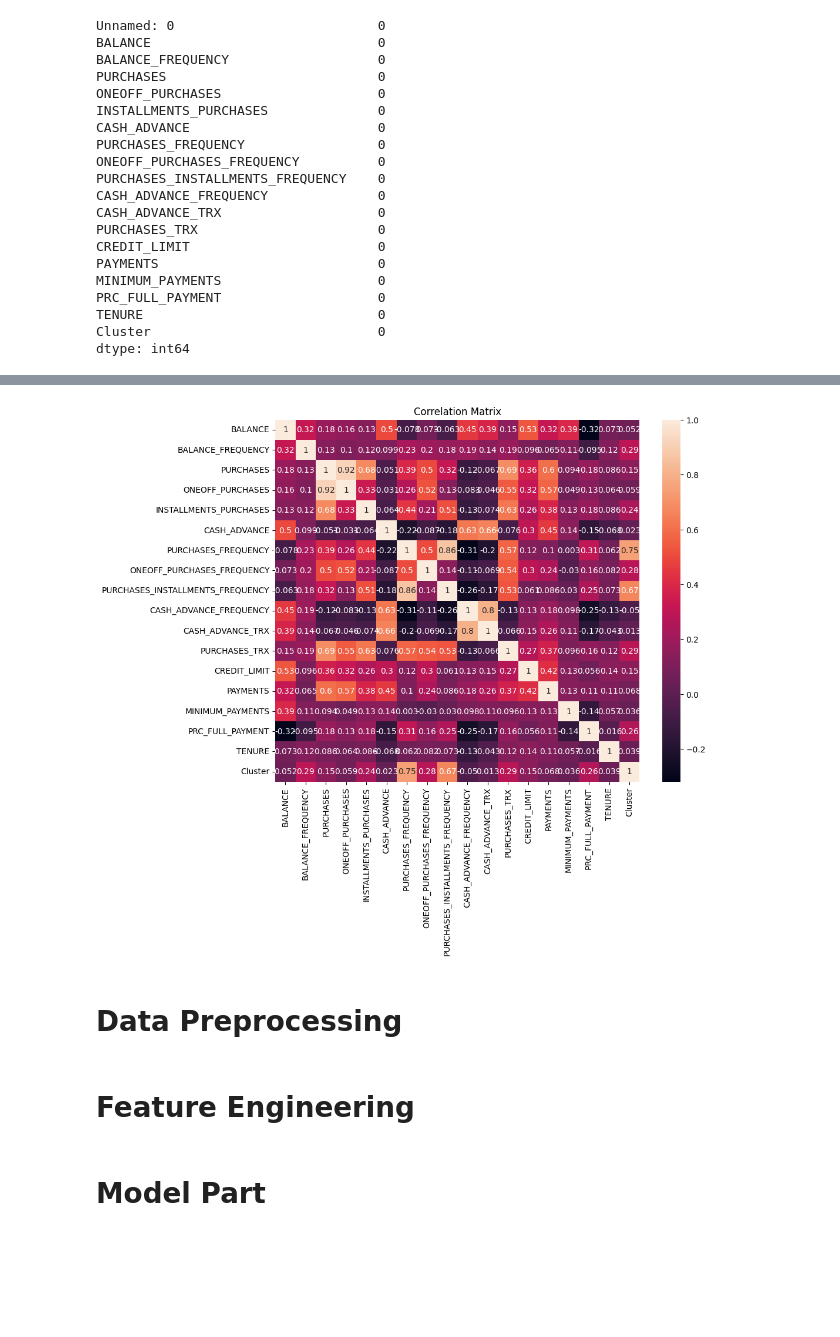
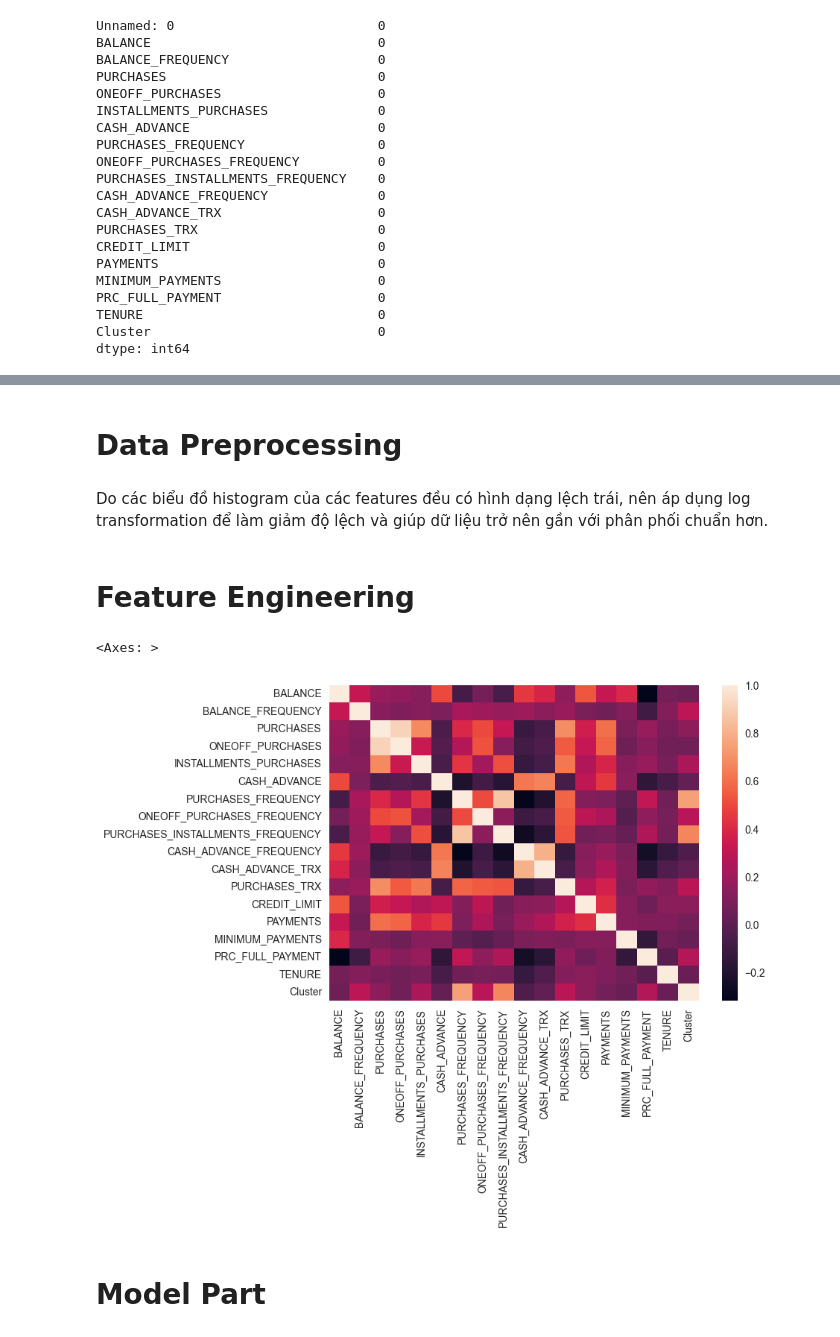
Before and after one commit to tano-dev/Introduction-to-Machine-Learning_MTH10353, a Jupyter notebook: Homework/5/Homework.ipynb, the cells around one changed output, grey strips where cells are left out. Drawn from its saved outputs; the diff is of its cells as text; code cells hidden in the pictures; blank space fills up the shorter version.

```diff
--- a/Homework/5/Homework.ipynb
+++ b/Homework/5/Homework.ipynb
@@ -169,18 +174,2 @@ plt.show()
-# %%
-plt.figure(figsize=(10,8))
-
-# Tính ma trận tương quan giữa các biến số
-numerical_cols = df.select_dtypes(include=[np.number]).columns
-corr = df[numerical_cols].corr()
-
-# Heatmap để visualize tương quan
-# annot=True: hiển thị giá trị
-# cmap='coolwarm': chọn màu
-sns.heatmap(corr, annot=True)
-
-plt.title("Correlation Matrix")
-plt.show()
-# %% [output]
-[figure, removed]
 # %% [markdown]
 # Data Preprocessing
@@ -197,2 +189,9 @@ def preprocessing_data(df):
+# %% [markdown]
+Do các biểu đồ histogram của các features đều có hình dạng lệch trái, nên áp dụng log transformation để làm giảm độ lệch và giúp dữ liệu trở nên gần với phân phối chuẩn hơn.
 # %% [markdown]
 # Feature Engineering
+# %%
+sns.heatmap(df.corr())
+# %% [output]
+<Axes: >
+[figure, added]
```
Also changed, not shown: parts of 23 cells of this notebook, 3 other files.
